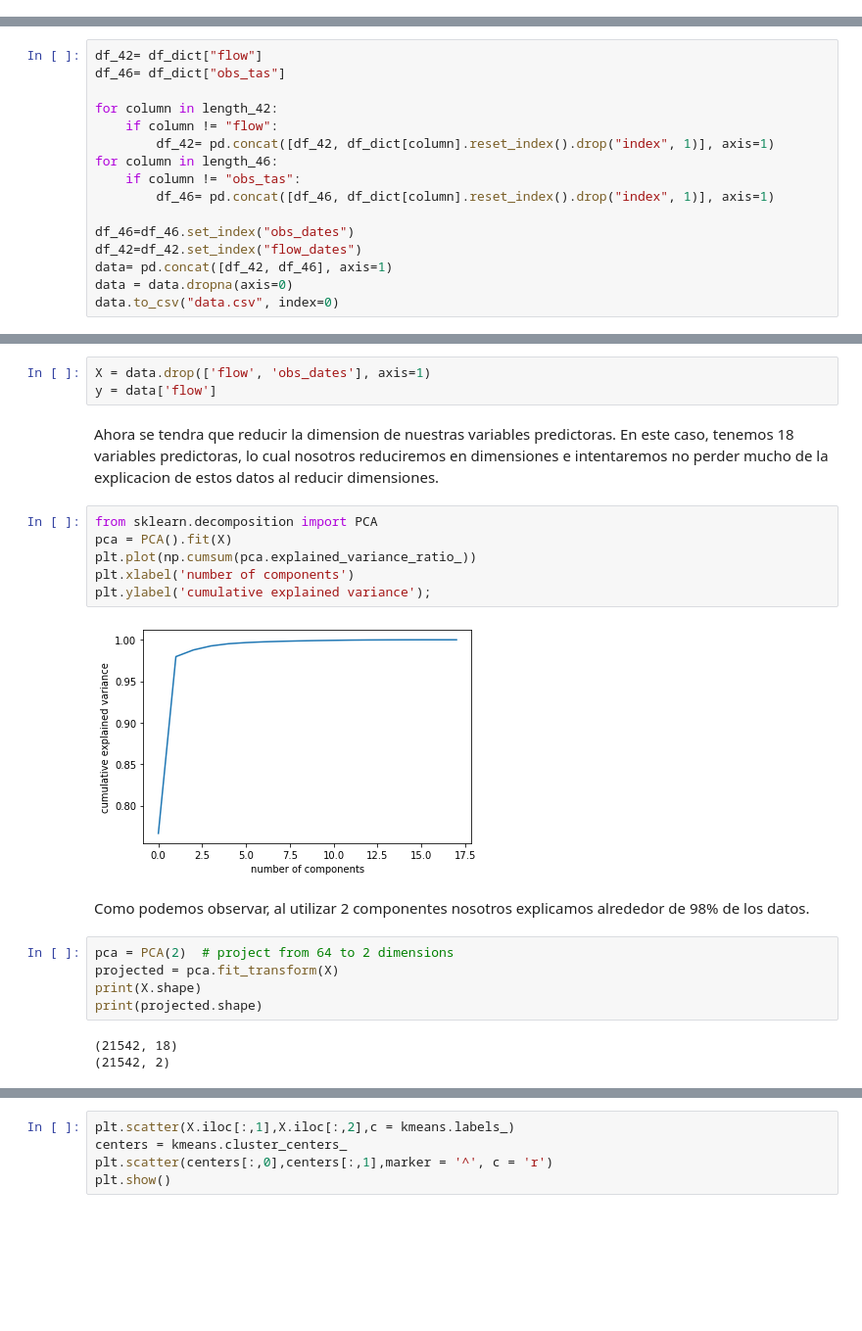
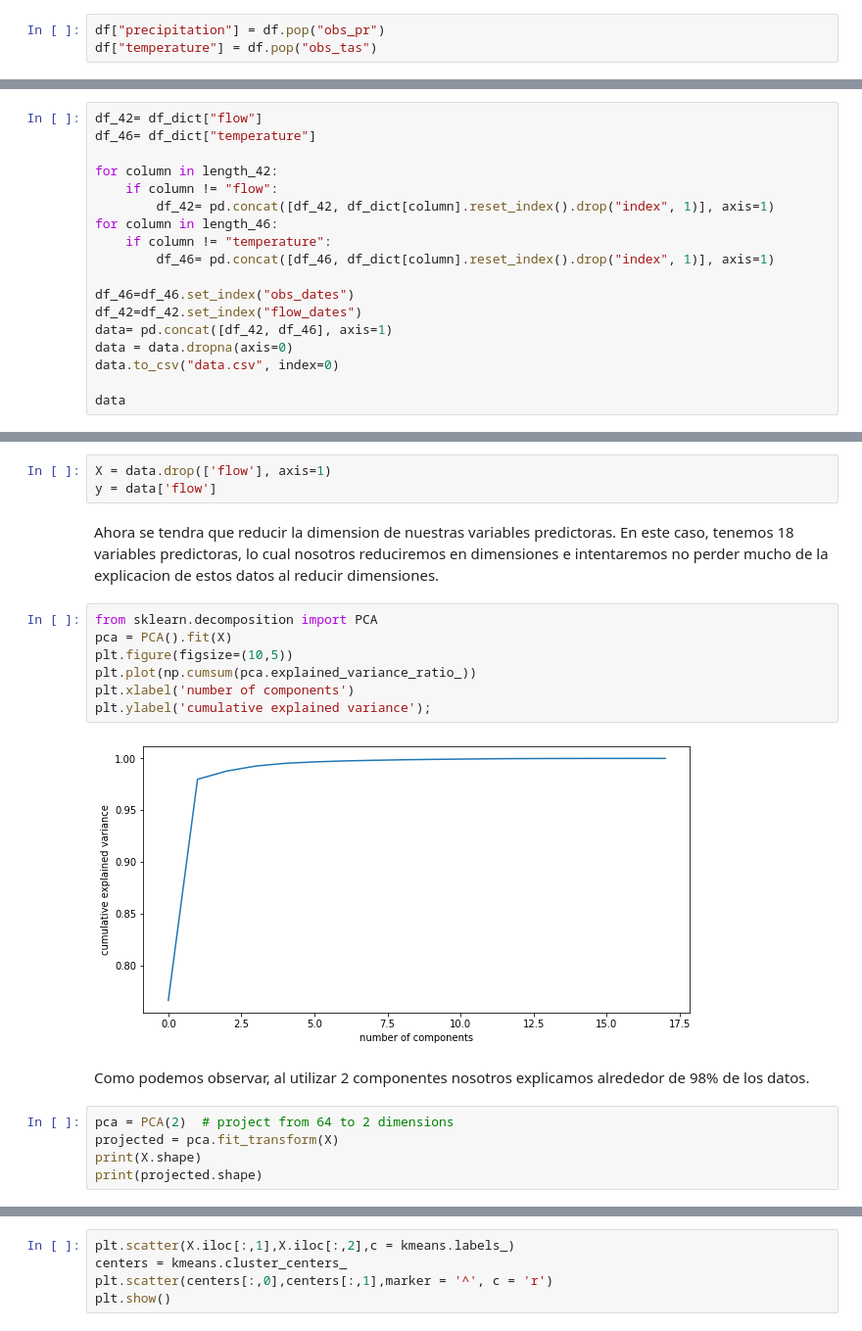
Before and after one commit to WizenPainter/reto-ma2007b, a Jupyter notebook: noaa_ai_workshop/IntroNotebooks/05-Challenge.ipynb, the cells around one changed output, grey strips where cells are left out. Shown at 98% size. Drawn from its saved outputs; the diff is of its cells as text; blank space fills up the shorter version.

Commit message:
edited column names for csv.csv

```diff
--- a/noaa_ai_workshop/IntroNotebooks/05-Challenge.ipynb
+++ b/noaa_ai_workshop/IntroNotebooks/05-Challenge.ipynb
@@ -12,6 +15,9 @@ file = "/Users/alvaro/Documents/6TO SEMESTRE/Topologia/RETO RETO/Reto backup/Unt
 df = pd.read_pickle(file)
 # %% [markdown]
 ## Data Cleaning
+# %%
+df["precipitation"] = df.pop("obs_pr")
+df["temperature"] = df.pop("obs_tas")
 # %%
 length_42=[]
 length_46=[]
@@ -47,12 +57,12 @@ df_dict= dict(zip(df.keys(), df_list))
 # %%
 df_42= df_dict["flow"]
-df_46= df_dict["obs_tas"]
+df_46= df_dict["temperature"]
 
 for column in length_42:
     if column != "flow":
         df_42= pd.concat([df_42, df_dict[column].reset_index().drop("index", 1)], axis=1)
 for column in length_46:
-    if column != "obs_tas":
+    if column != "temperature":
         df_46= pd.concat([df_46, df_dict[column].reset_index().drop("index", 1)], axis=1)
 
 df_46=df_46.set_index("obs_dates")
@@ -60,3 +70,5 @@ df_42=df_42.set_index("flow_dates")
 data= pd.concat([df_42, df_46], axis=1)
 data = data.dropna(axis=0)
 data.to_csv("data.csv", index=0)
+
+data
@@ -65,18 +91,19 @@ data.to_csv("data.csv", index=0)
 # %% [markdown]
 Primero estaremos creando dos dataframes. Una tendra nuestra variable objetivo **flow** y la otra tendra las variables predictoras.
 # %%
-X = data.drop(['flow', 'obs_dates'], axis=1)
+X = data.drop(['flow'], axis=1)
 y = data['flow']
 # %% [markdown]
 Ahora se tendra que reducir la dimension de nuestras variables predictoras. En este caso, tenemos 18 variables predictoras, lo cual nosotros reduciremos en dimensiones e intentaremos no perder mucho de la explicacion de estos datos al reducir dimensiones.
 # %%
 from sklearn.decomposition import PCA
 pca = PCA().fit(X)
+plt.figure(figsize=(10,5))
 plt.plot(np.cumsum(pca.explained_variance_ratio_))
 plt.xlabel('number of components')
 plt.ylabel('cumulative explained variance');
 # %% [output]
-[figure, old version]
+[figure, new version]
 # %% [markdown]
 Como podemos observar, al utilizar 2 componentes nosotros explicamos alrededor de 98% de los datos.
 # %%
@@ -84,6 +111,3 @@ pca = PCA(2)  # project from 64 to 2 dimensions
 projected = pca.fit_transform(X)
 print(X.shape)
 print(projected.shape)
-# %% [output]
-(21542, 18)
-(21542, 2)
```
Also changed, not shown: parts of 13 cells of this notebook, 2 other files.
